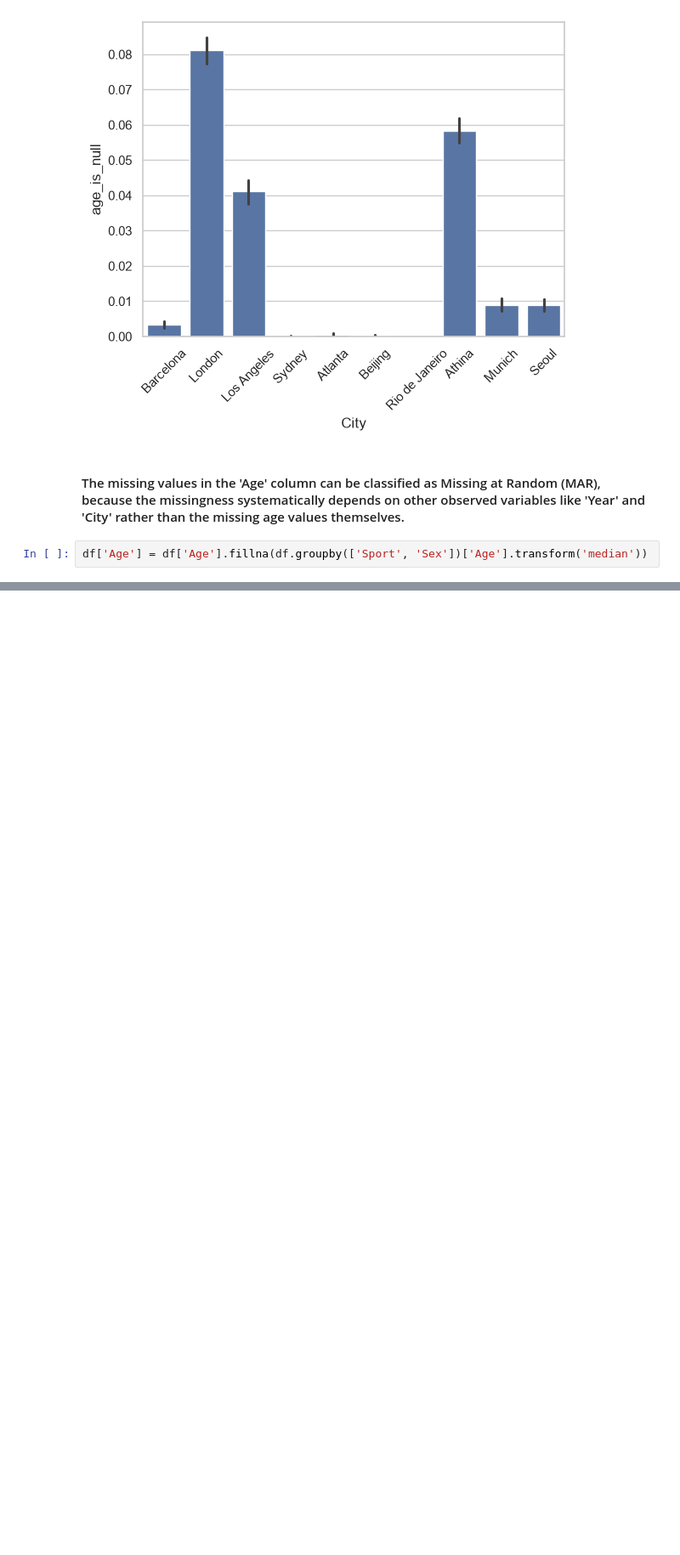
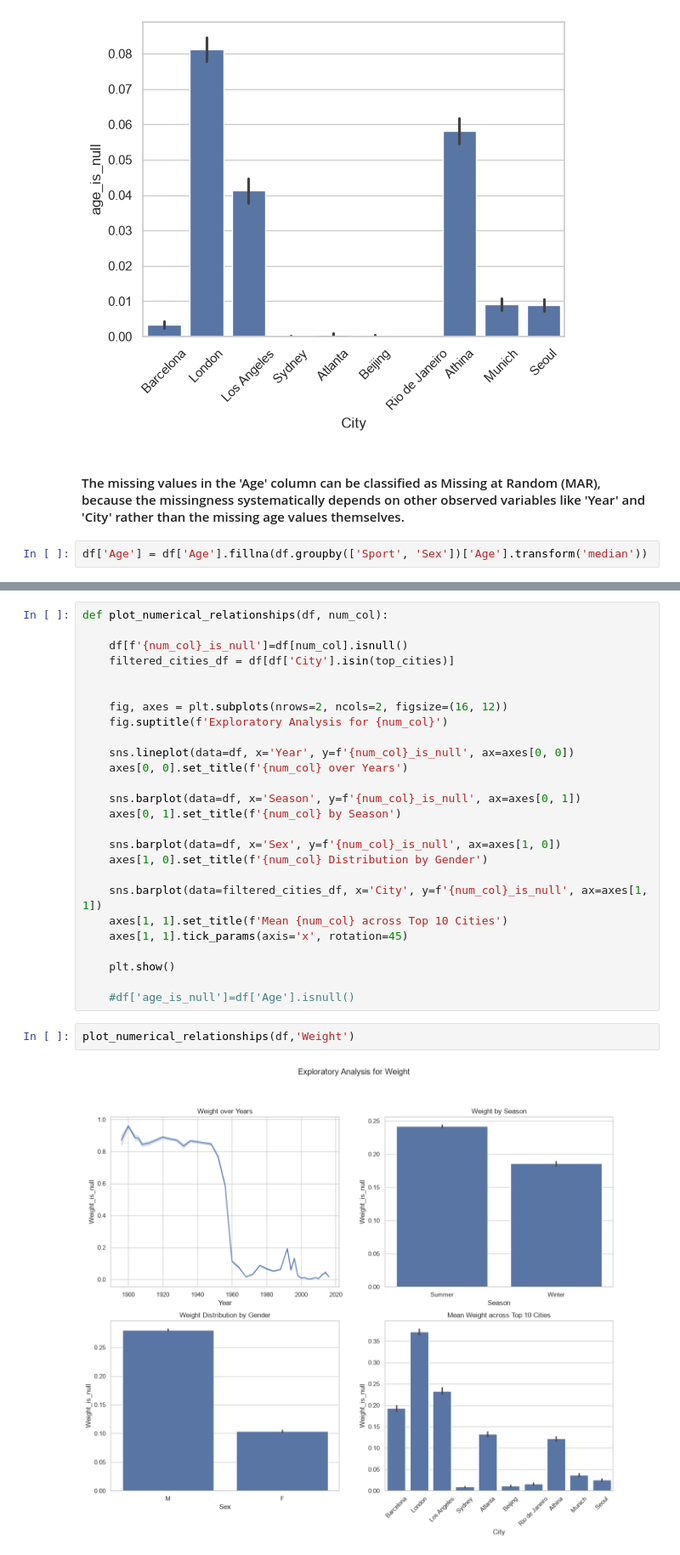
Before and after one commit to AbdallahAlaa-dot/athlete, a Jupyter notebook: ahtelte_Orgnaized_V.ipynb, the cells around one changed output, grey strips where cells are left out. Shown at 85% size. Drawn from its saved outputs; the diff is of its cells as text; blank space fills up the shorter version.

```diff
--- a/ahtelte_Orgnaized_V.ipynb
+++ b/ahtelte_Orgnaized_V.ipynb
@@ -395,0 +260,30 @@ df['Age'] = df['Age'].fillna(df.groupby(['Sport', 'Sex'])['Age'].transform('medi
+# %%
+def plot_numerical_relationships(df, num_col):
+
+    df[f'{num_col}_is_null']=df[num_col].isnull()
+    filtered_cities_df = df[df['City'].isin(top_cities)]
+
+
+    fig, axes = plt.subplots(nrows=2, ncols=2, figsize=(16, 12))
+    fig.suptitle(f'Exploratory Analysis for {num_col}')
+
+    sns.lineplot(data=df, x='Year', y=f'{num_col}_is_null', ax=axes[0, 0])
+    axes[0, 0].set_title(f'{num_col} over Years')
+
+    sns.barplot(data=df, x='Season', y=f'{num_col}_is_null', ax=axes[0, 1])
+    axes[0, 1].set_title(f'{num_col} by Season')
+
+    sns.barplot(data=df, x='Sex', y=f'{num_col}_is_null', ax=axes[1, 0])
+    axes[1, 0].set_title(f'{num_col} Distribution by Gender')
+
+    sns.barplot(data=filtered_cities_df, x='City', y=f'{num_col}_is_null', ax=axes[1, 1])
+    axes[1, 1].set_title(f'Mean {num_col} across Top 10 Cities')
+    axes[1, 1].tick_params(axis='x', rotation=45)
+
+    plt.show()
+
+    #df['age_is_null']=df['Age'].isnull()
+# %%
+plot_numerical_relationships(df,'Weight')
+# %% [output]
+[figure, added]
```
Also changed, not shown: parts of 11 cells of this notebook.
